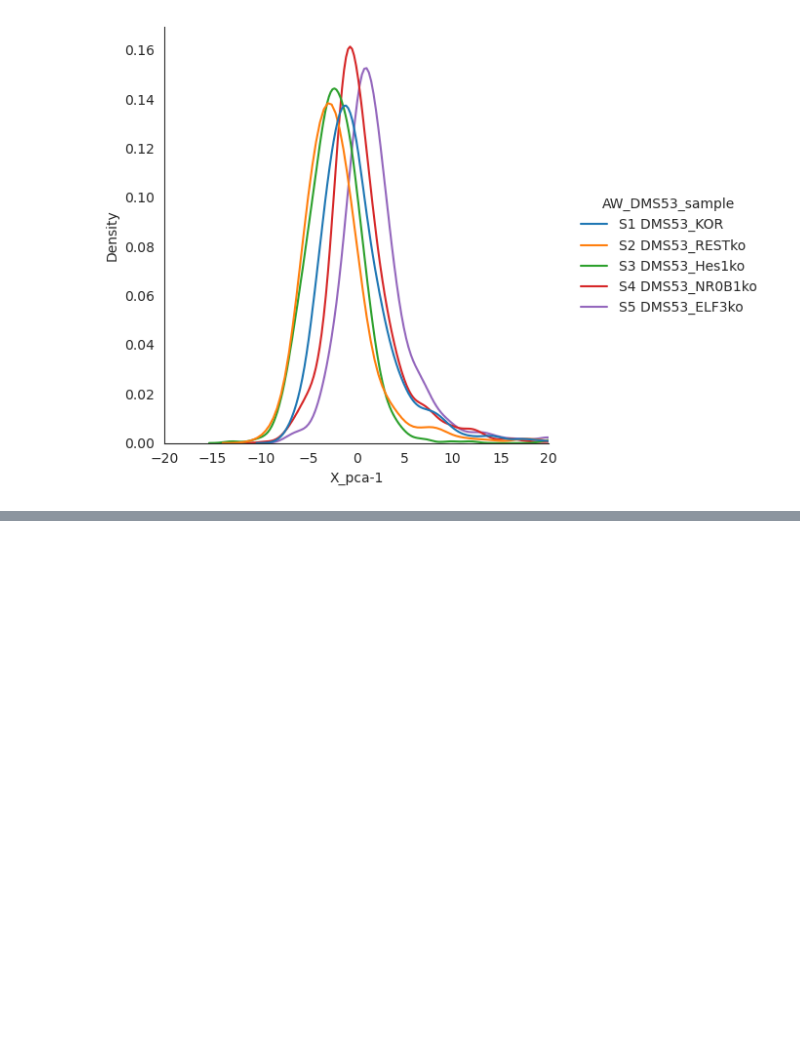
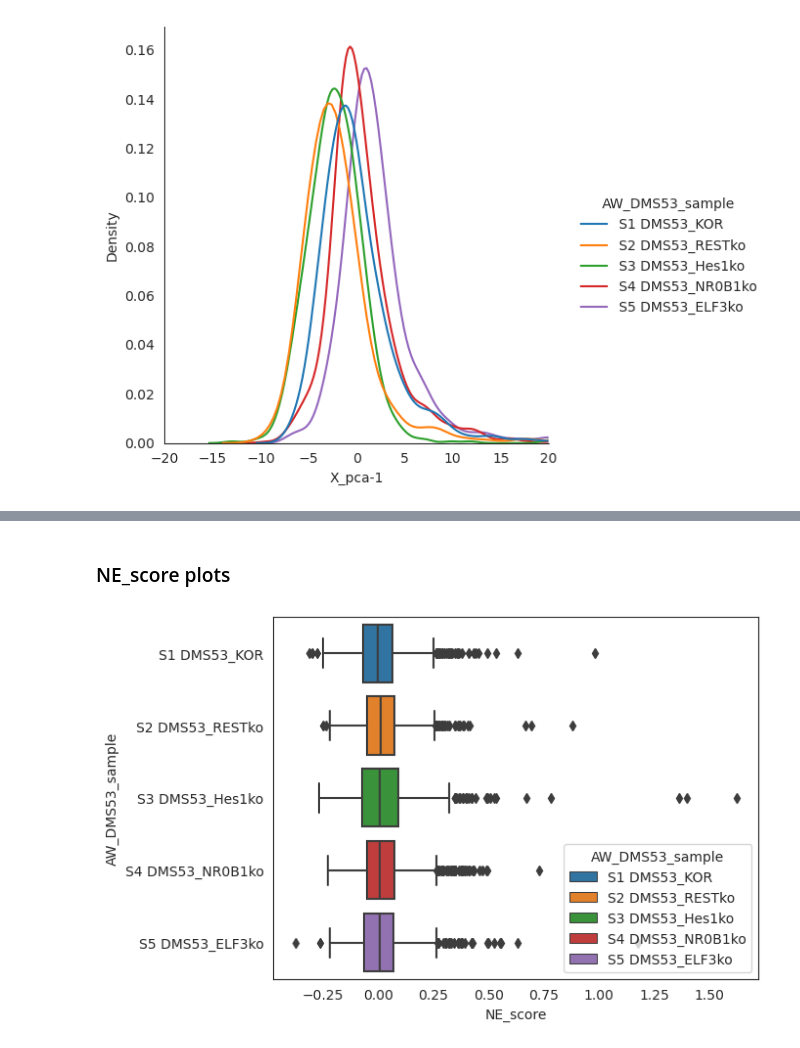
Before and after one commit to QuLab-VU/tempo_code, a Jupyter notebook: rna_seq/DMS53_MT_RP_filter.ipynb, the cells around one changed output, grey strips where cells are left out. Drawn from its saved outputs; the diff is of its cells as text; code cells hidden in the pictures; blank space fills up the shorter version.

```diff
--- a/rna_seq/DMS53_MT_RP_filter.ipynb
+++ b/rna_seq/DMS53_MT_RP_filter.ipynb
@@ -342,0 +361,6 @@ fig4 = sns.displot(pca_df, x='X_pca-1', hue='AW_DMS53_sample', kind="kde", commo
+# %% [markdown]
+### NE_score plots
+# %%
+fig5 = sns.boxplot(data=mt_rp_filter.obs, x="NE_score", y="AW_DMS53_sample", hue="AW_DMS53_sample", dodge=False)
+# %% [output]
+[figure, added]
```
Also changed, not shown: parts of 9 cells of this notebook.
